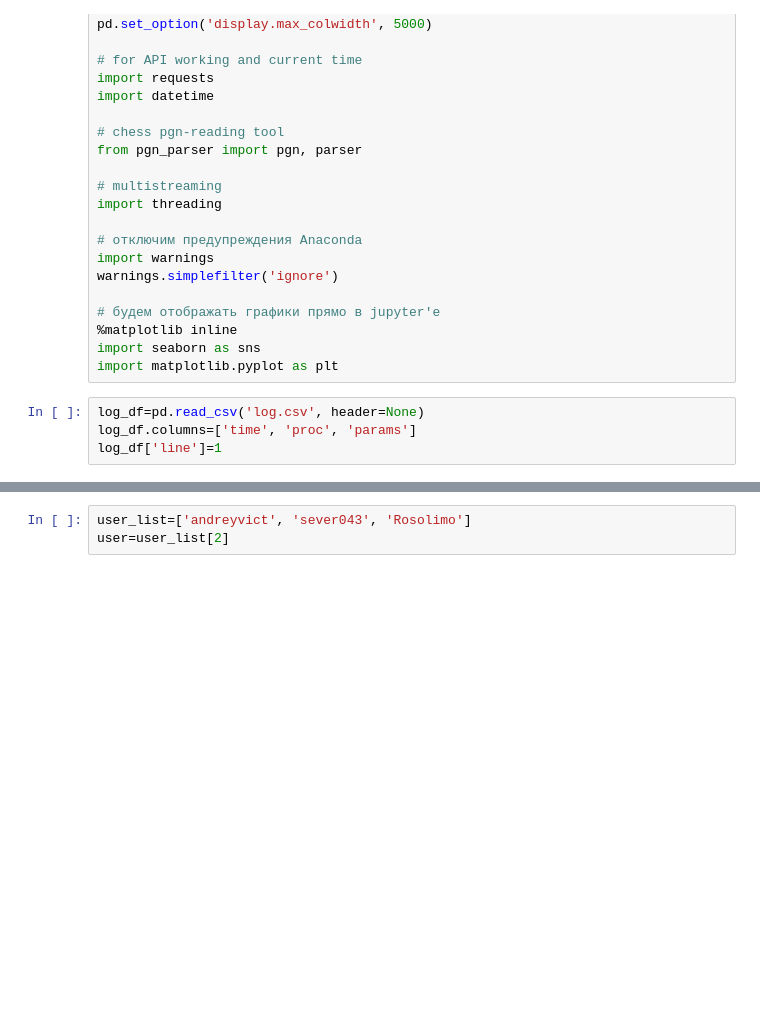
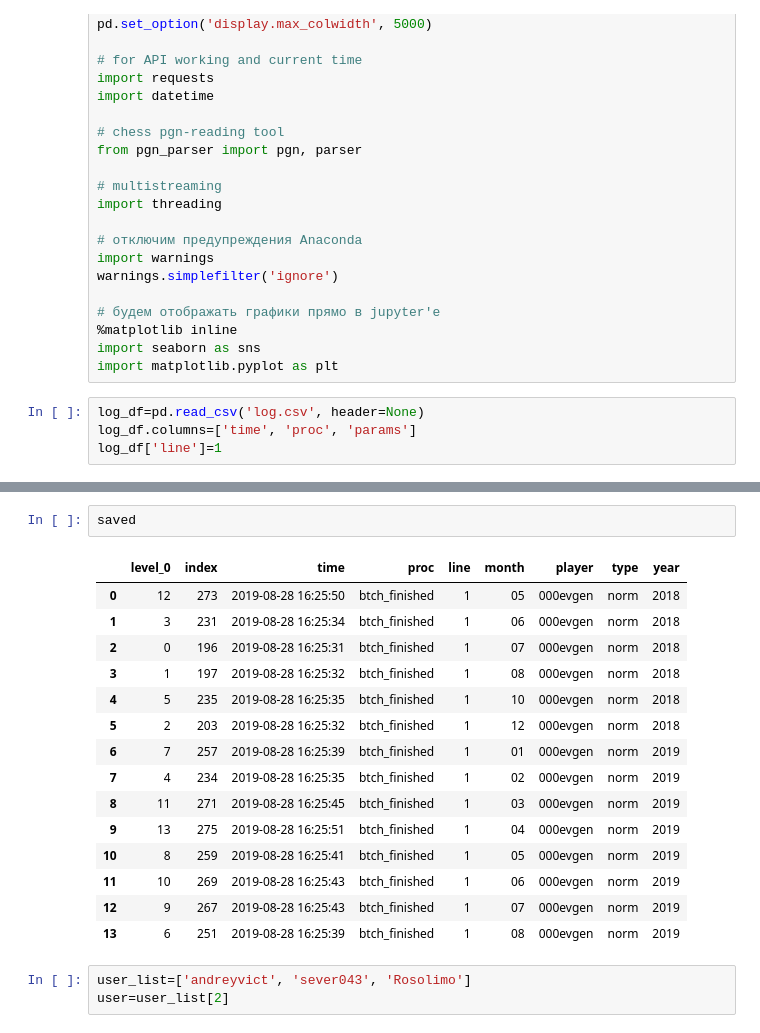
Before and after one commit to rosolimo212/chesscom, a Jupyter notebook: Current_user_forec.ipynb, the cells around one changed output, grey strips where cells are left out. Saved outputs shown, nothing was run; the diff lists cells and outputs as text; blank space fills up the shorter version.

```diff
--- a/Current_user_forec.ipynb
+++ b/Current_user_forec.ipynb
@@ -129,3 +113,21 @@ log_api_call_sucess[log_api_call_sucess['player']=='01roman'].sort_values(by=['y
+# %%
+saved
+# %% [output]
+|  | level_0 | index | time | proc | line | month | player | type | year |
+| 0 | 12 | 273 | 2019-08-28 16:25:50 | btch_finished | 1 | 05 | 000evgen | norm | 2018 |
+| 1 | 3 | 231 | 2019-08-28 16:25:34 | btch_finished | 1 | 06 | 000evgen | norm | 2018 |
+| 2 | 0 | 196 | 2019-08-28 16:25:31 | btch_finished | 1 | 07 | 000evgen | norm | 2018 |
+| 3 | 1 | 197 | 2019-08-28 16:25:32 | btch_finished | 1 | 08 | 000evgen | norm | 2018 |
+| 4 | 5 | 235 | 2019-08-28 16:25:35 | btch_finished | 1 | 10 | 000evgen | norm | 2018 |
+| 5 | 2 | 203 | 2019-08-28 16:25:32 | btch_finished | 1 | 12 | 000evgen | norm | 2018 |
+| 6 | 7 | 257 | 2019-08-28 16:25:39 | btch_finished | 1 | 01 | 000evgen | norm | 2019 |
+| 7 | 4 | 234 | 2019-08-28 16:25:35 | btch_finished | 1 | 02 | 000evgen | norm | 2019 |
+| 8 | 11 | 271 | 2019-08-28 16:25:45 | btch_finished | 1 | 03 | 000evgen | norm | 2019 |
+| 9 | 13 | 275 | 2019-08-28 16:25:51 | btch_finished | 1 | 04 | 000evgen | norm | 2019 |
+| 10 | 8 | 259 | 2019-08-28 16:25:41 | btch_finished | 1 | 05 | 000evgen | norm | 2019 |
+| 11 | 10 | 269 | 2019-08-28 16:25:43 | btch_finished | 1 | 06 | 000evgen | norm | 2019 |
+| 12 | 9 | 267 | 2019-08-28 16:25:43 | btch_finished | 1 | 07 | 000evgen | norm | 2019 |
+| 13 | 6 | 251 | 2019-08-28 16:25:39 | btch_finished | 1 | 08 | 000evgen | norm | 2019 |
 # %%
 user_list=['andreyvict', 'sever043', 'Rosolimo']
 user=user_list[2]
```
Also changed, not shown: parts of 15 cells of this notebook.
